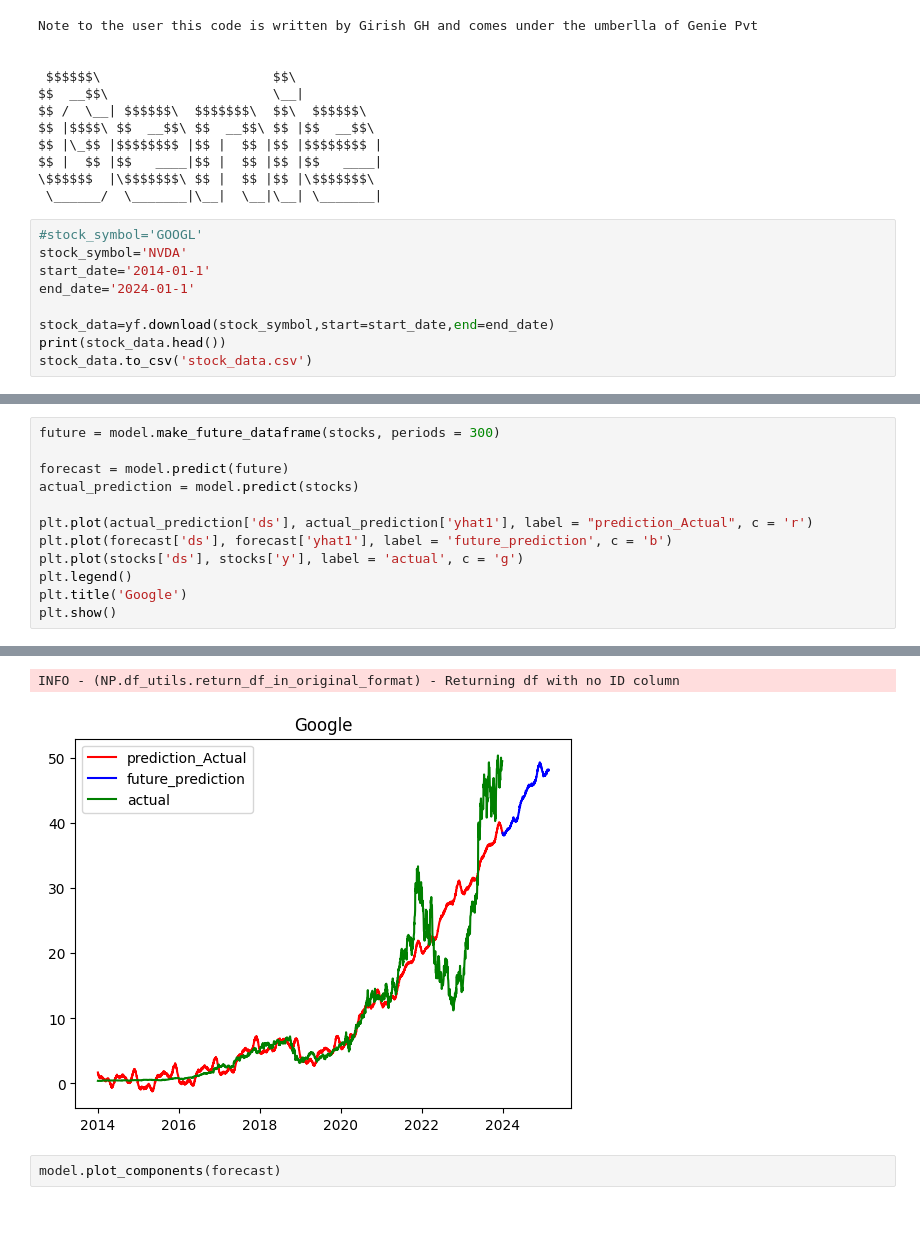
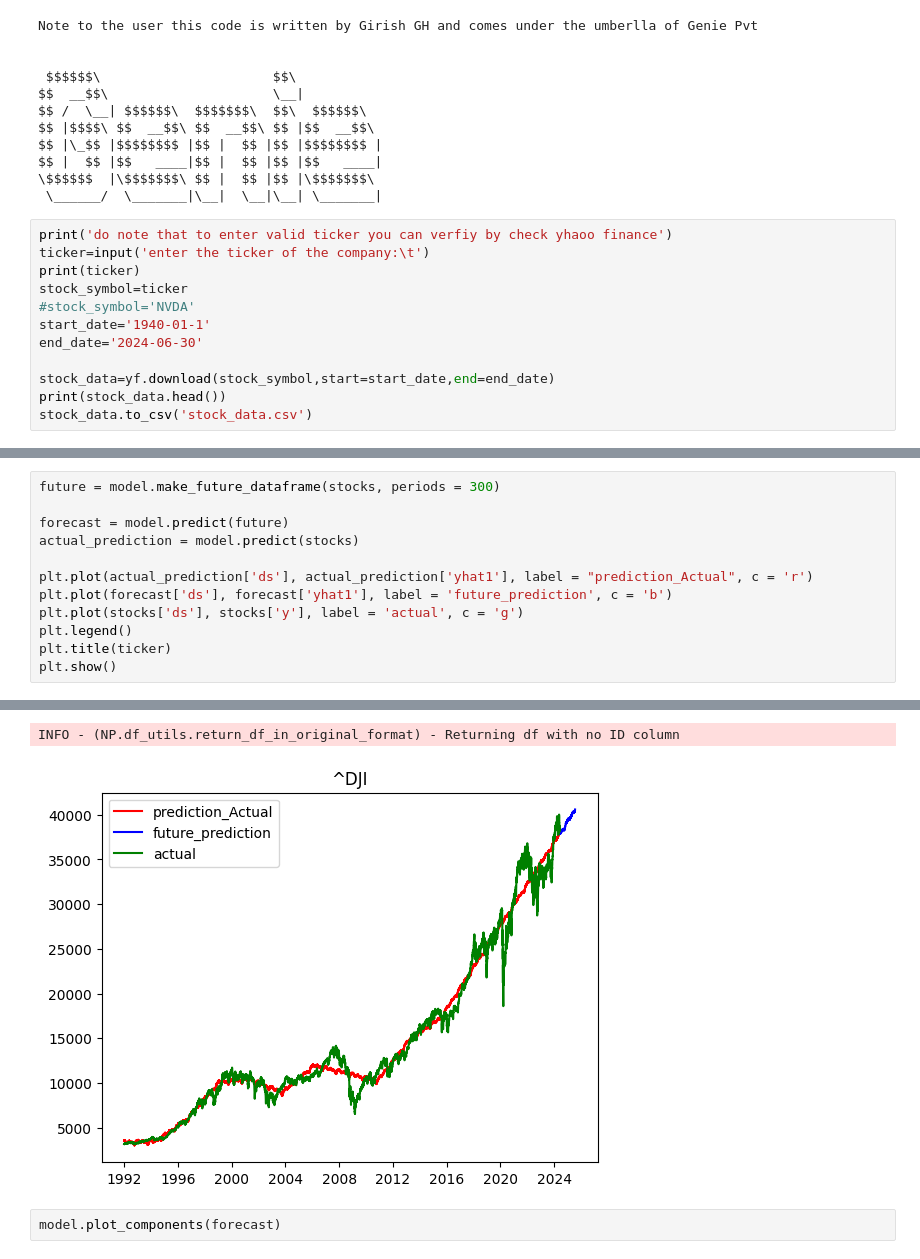
Before and after one commit to Girishgh7/stock_model_predict_v1, a Jupyter notebook: model.ipynb, the cells around one changed output, grey strips where cells are left out. Drawn from its saved outputs; the diff is of its cells as text; blank space fills up the shorter version.

```diff
--- a/model.ipynb
+++ b/model.ipynb
@@ -27,10 +27,13 @@ $$ |  $$ |$$   ____|$$ |  $$ |$$ |$$   ____|
 \$$$$$$  |\$$$$$$$\ $$ |  $$ |$$ |\$$$$$$$\
  \______/  \_______|\__|  \__|\__| \_______|
 # %%
-#stock_symbol='GOOGL'
-stock_symbol='NVDA'
-start_date='2014-01-1'
-end_date='2024-01-1'
+print('do note that to enter valid ticker you can verfiy by check yhaoo finance')
+ticker=input('enter the ticker of the company:\t')
+print(ticker)
+stock_symbol=ticker
+#stock_symbol='NVDA'
+start_date='1940-01-1'
+end_date='2024-06-30'
 
 stock_data=yf.download(stock_symbol,start=start_date,end=end_date)
 print(stock_data.head())
@@ -93,7 +110,7 @@ plt.plot(actual_prediction['ds'], actual_prediction['yhat1'], label = "predictio
 plt.plot(forecast['ds'], forecast['yhat1'], label = 'future_prediction', c = 'b')
 plt.plot(stocks['ds'], stocks['y'], label = 'actual', c = 'g')
 plt.legend()
-plt.title('Google')
+plt.title(ticker)
 plt.show()
 # %% [output]
 Series.view is deprecated and will be removed in a future version. Use ``astype`` as an alternative to change the dtype.
@@ -122,16 +139,16 @@ INFO - (NP.df_utils._infer_frequency) - Major frequency B corresponds to 96.343%
 
 Series.view is deprecated and will be removed in a future version. Use ``astype`` as an alternative to change the dtype.
 
 
 
 Series.view is deprecated and will be removed in a future version. Use ``astype`` as an alternative to change the dtype.
 ... (13 lines left out)
 Series.view is deprecated and will be removed in a future version. Use ``astype`` as an alternative to change the dtype.
 
 
 INFO - (NP.df_utils._infer_frequency) - Defined frequency is equal to major frequency - B
 INFO - (NP.df_utils.return_df_in_original_format) - Returning df with no ID column
-[figure, old version]
+[figure, new version]
 # %%
 model.plot_components(forecast)
 # %% [output]
```
Also changed, not shown: parts of 4 cells of this notebook.
